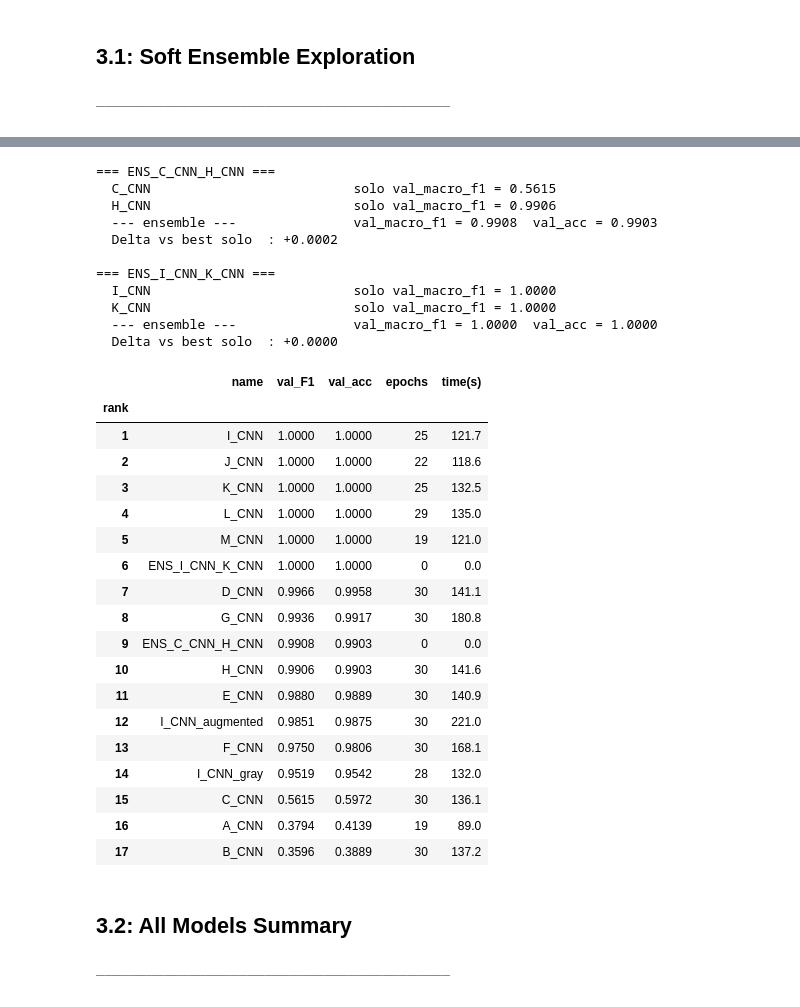
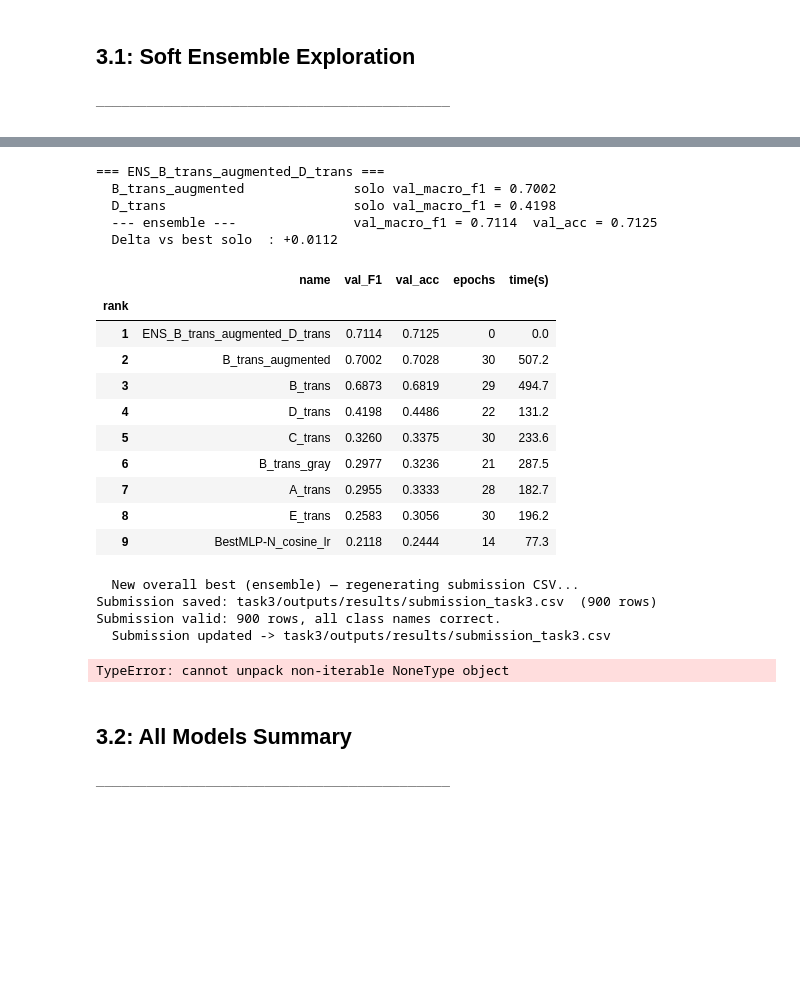
Before and after one commit to fmssilva/DL_Proj, a Jupyter notebook: assignment_1/task3/task3.ipynb, the cells around one changed output, grey strips where cells are left out. Saved outputs shown, nothing was run; the diff lists cells and outputs as text; code cells hidden in the pictures; blank space fills up the shorter version.

```diff
--- a/assignment_1/task3/task3.ipynb
+++ b/assignment_1/task3/task3.ipynb
@@ -1550,52 +1084,36 @@ if fig:
 # %%
 # ── Configure the ensemble here — only thing you need to touch ────────────────
 # names  : checkpoint stems (must exist in model_registry above)
 # weights: None = uniform average; [0.6, 0.4] = weighted (auto-normalised)
 
 ENS = {
-    "names":   ["C_CNN", "H_CNN"],
-    "weights": [0.4, 0.6],
-}
-
-run_ensemble(ENS)
-
-ENS = {
-    "names":   ["I_CNN", "K_CNN"],
-    "weights": [0.5, 0.5],
+    "names":   ["B_trans_augmented", "D_trans"],
+    "weights": [0.7, 0.3],
 }
 
 run_ensemble(ENS, print_leaderboard=True)
 # %% [output]
-=== ENS_C_CNN_H_CNN ===
-  C_CNN                          solo val_macro_f1 = 0.5615
-  H_CNN                          solo val_macro_f1 = 0.9906
-  --- ensemble ---               val_macro_f1 = 0.9908  val_acc = 0.9903
-  Delta vs best solo  : +0.0002
-
-=== ENS_I_CNN_K_CNN ===
-  I_CNN                          solo val_macro_f1 = 1.0000
-  K_CNN                          solo val_macro_f1 = 1.0000
-  --- ensemble ---               val_macro_f1 = 1.0000  val_acc = 1.0000
-  Delta vs best solo  : +0.0000
+=== ENS_B_trans_augmented_D_trans ===
+  B_trans_augmented              solo val_macro_f1 = 0.7002
+  D_trans                        solo val_macro_f1 = 0.4198
+  --- ensemble ---               val_macro_f1 = 0.7114  val_acc = 0.7125
+  Delta vs best solo  : +0.0112
 |  | name | val_F1 | val_acc | epochs | time(s) |
 | rank |  |  |  |  |  |
-| 1 | I_CNN | 1.0000 | 1.0000 | 25 | 121.7 |
-| 2 | J_CNN | 1.0000 | 1.0000 | 22 | 118.6 |
-| 3 | K_CNN | 1.0000 | 1.0000 | 25 | 132.5 |
-| 4 | L_CNN | 1.0000 | 1.0000 | 29 | 135.0 |
-| 5 | M_CNN | 1.0000 | 1.0000 | 19 | 121.0 |
-| 6 | ENS_I_CNN_K_CNN | 1.0000 | 1.0000 | 0 | 0.0 |
-| 7 | D_CNN | 0.9966 | 0.9958 | 30 | 141.1 |
-| 8 | G_CNN | 0.9936 | 0.9917 | 30 | 180.8 |
-| 9 | ENS_C_CNN_H_CNN | 0.9908 | 0.9903 | 0 | 0.0 |
-| 10 | H_CNN | 0.9906 | 0.9903 | 30 | 141.6 |
-| 11 | E_CNN | 0.9880 | 0.9889 | 30 | 140.9 |
-| 12 | I_CNN_augmented | 0.9851 | 0.9875 | 30 | 221.0 |
-| 13 | F_CNN | 0.9750 | 0.9806 | 30 | 168.1 |
-| 14 | I_CNN_gray | 0.9519 | 0.9542 | 28 | 132.0 |
-| 15 | C_CNN | 0.5615 | 0.5972 | 30 | 136.1 |
-| 16 | A_CNN | 0.3794 | 0.4139 | 19 | 89.0 |
-| 17 | B_CNN | 0.3596 | 0.3889 | 30 | 137.2 |
+| 1 | ENS_B_trans_augmented_D_trans | 0.7114 | 0.7125 | 0 | 0.0 |
+| 2 | B_trans_augmented | 0.7002 | 0.7028 | 30 | 507.2 |
+| 3 | B_trans | 0.6873 | 0.6819 | 29 | 494.7 |
+| 4 | D_trans | 0.4198 | 0.4486 | 22 | 131.2 |
+| 5 | C_trans | 0.3260 | 0.3375 | 30 | 233.6 |
+| 6 | B_trans_gray | 0.2977 | 0.3236 | 21 | 287.5 |
+| 7 | A_trans | 0.2955 | 0.3333 | 28 | 182.7 |
+| 8 | E_trans | 0.2583 | 0.3056 | 30 | 196.2 |
+| 9 | BestMLP-N_cosine_lr | 0.2118 | 0.2444 | 14 | 77.3 |
+  New overall best (ensemble) — regenerating submission CSV...
+Submission saved: task3/outputs/results/submission_task3.csv  (900 rows)
+Submission valid: 900 rows, all class names correct.
+  Submission updated -> task3/outputs/results/submission_task3.csv
+TypeError: cannot unpack non-iterable NoneType object
 # %% [markdown]
 ## 3.2: All Models Summary
 ###### ──────────────────────────────────────────
```
Also changed, not shown: parts of 48 cells of this notebook.
